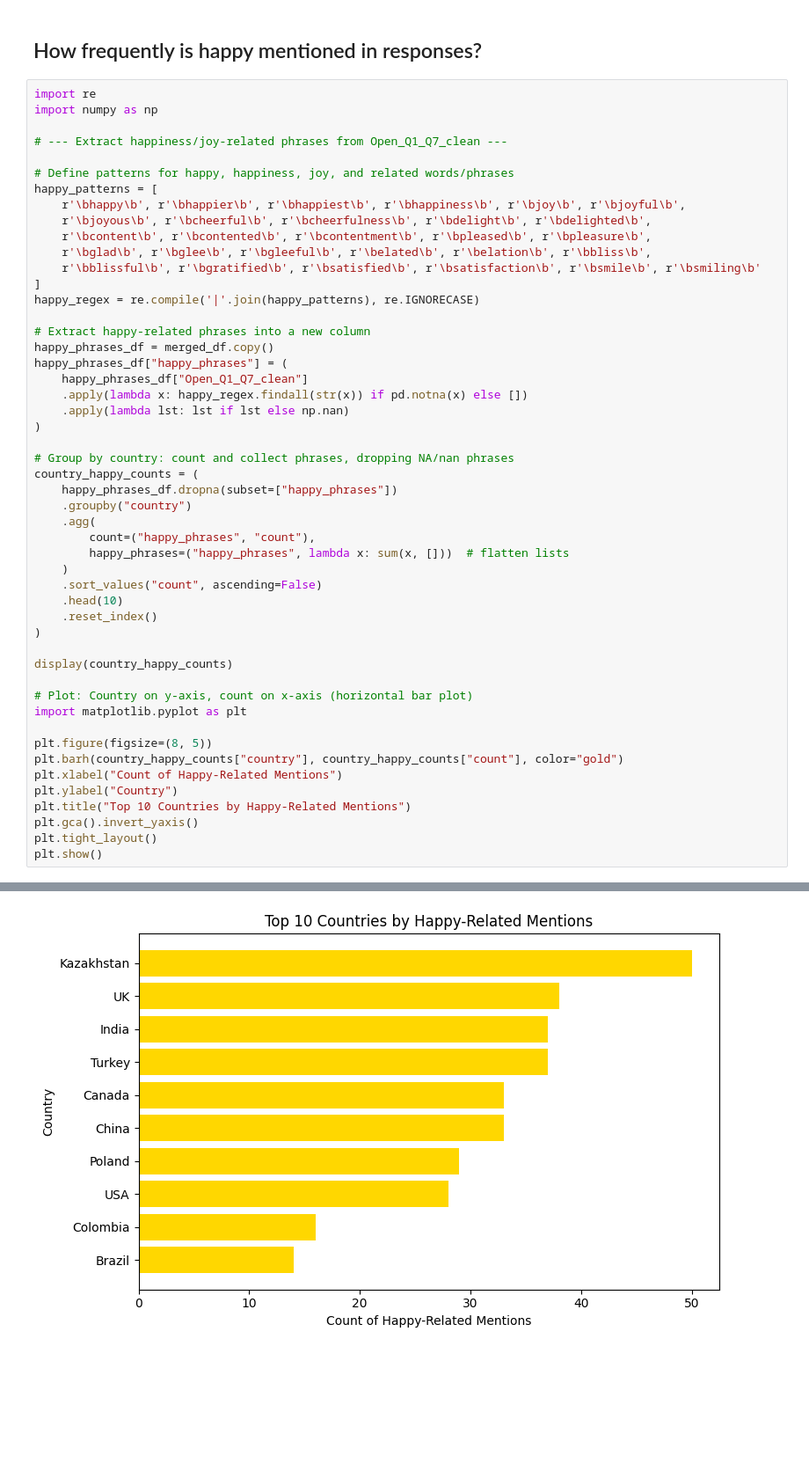
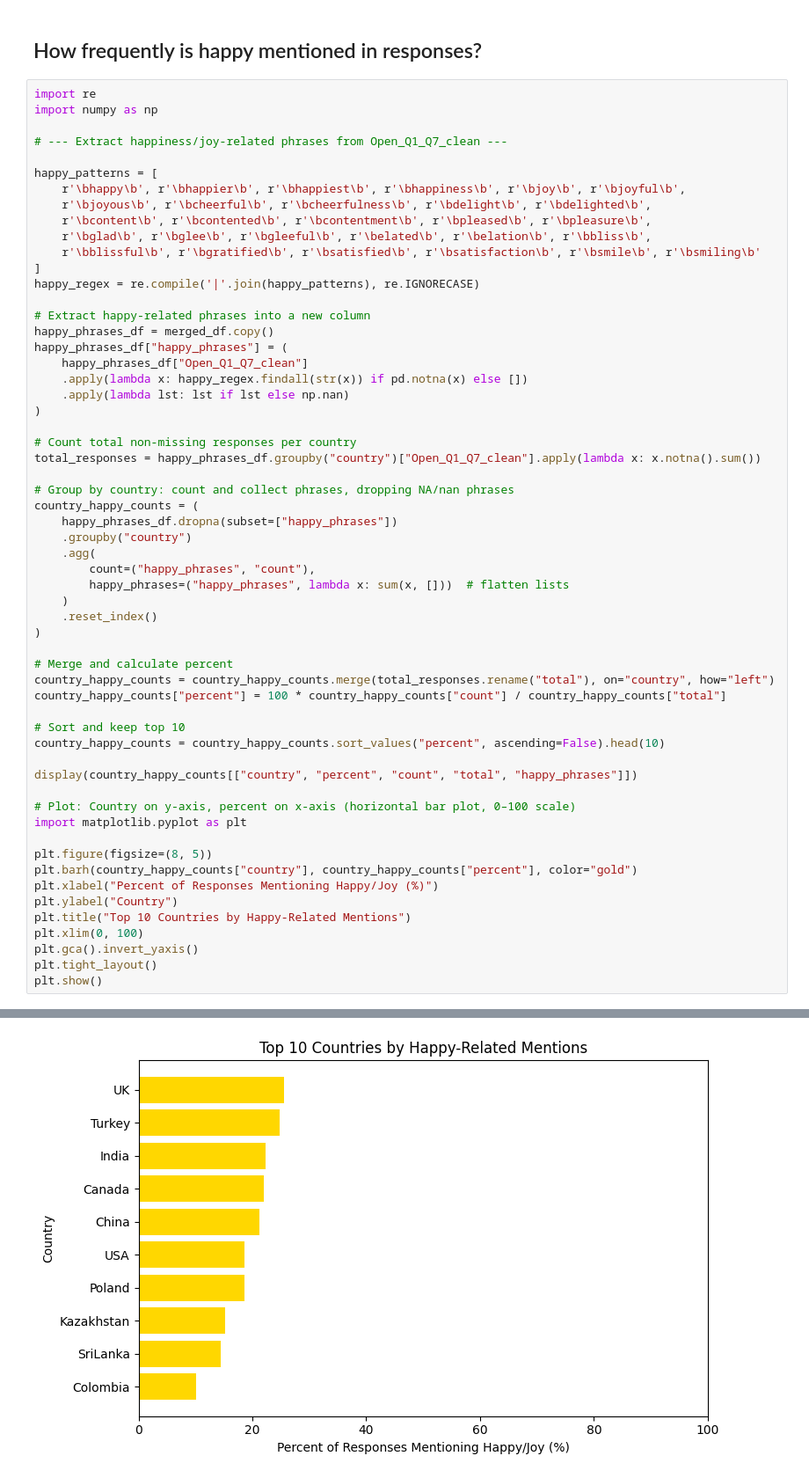
Before and after one commit to vvader24/WJC, a Jupyter notebook: Vinita/Study1_final.ipynb, the cells around one changed output, grey strips where cells are left out. Shown at 88% size. Cells and saved outputs as stored; diff of their text form; blank space fills up the shorter version.

Commit message:
Update Study1_final.ipynb with percent text  analysis

```diff
--- a/Vinita/Study1_final.ipynb
+++ b/Vinita/Study1_final.ipynb
@@ -1599,7 +1645,6 @@ import numpy as np
 
 # --- Extract happiness/joy-related phrases from Open_Q1_Q7_clean ---
 
-# Define patterns for happy, happiness, joy, and related words/phrases
 happy_patterns = [
     r'\bhappy\b', r'\bhappier\b', r'\bhappiest\b', r'\bhappiness\b', r'\bjoy\b', r'\bjoyful\b',
     r'\bjoyous\b', r'\bcheerful\b', r'\bcheerfulness\b', r'\bdelight\b', r'\bdelighted\b',
@@ -1617,6 +1662,9 @@ happy_phrases_df["happy_phrases"] = (
     .apply(lambda lst: lst if lst else np.nan)
 )
 
+# Count total non-missing responses per country
+total_responses = happy_phrases_df.groupby("country")["Open_Q1_Q7_clean"].apply(lambda x: x.notna().sum())
+
 # Group by country: count and collect phrases, dropping NA/nan phrases
 country_happy_counts = (
     happy_phrases_df.dropna(subset=["happy_phrases"])
@@ -1625,21 +1673,27 @@ country_happy_counts = (
         count=("happy_phrases", "count"),
         happy_phrases=("happy_phrases", lambda x: sum(x, []))  # flatten lists
     )
-    .sort_values("count", ascending=False)
-    .head(10)
     .reset_index()
 )
 
-display(country_happy_counts)
+# Merge and calculate percent
+country_happy_counts = country_happy_counts.merge(total_responses.rename("total"), on="country", how="left")
+country_happy_counts["percent"] = 100 * country_happy_counts["count"] / country_happy_counts["total"]
 
-# Plot: Country on y-axis, count on x-axis (horizontal bar plot)
+# Sort and keep top 10
+country_happy_counts = country_happy_counts.sort_values("percent", ascending=False).head(10)
+
+display(country_happy_counts[["country", "percent", "count", "total", "happy_phrases"]])
+
+# Plot: Country on y-axis, percent on x-axis (horizontal bar plot, 0–100 scale)
 import matplotlib.pyplot as plt
 
 plt.figure(figsize=(8, 5))
-plt.barh(country_happy_counts["country"], country_happy_counts["count"], color="gold")
-plt.xlabel("Count of Happy-Related Mentions")
+plt.barh(country_happy_counts["country"], country_happy_counts["percent"], color="gold")
+plt.xlabel("Percent of Responses Mentioning Happy/Joy (%)")
 plt.ylabel("Country")
 plt.title("Top 10 Countries by Happy-Related Mentions")
+plt.xlim(0, 100)
 plt.gca().invert_yaxis()
 plt.tight_layout()
 plt.show()
@@ -1658 +1712 @@ plt.show()
-[figure, old version]
+[figure, new version]
```
Also changed, not shown: parts of 7 cells of this notebook.
